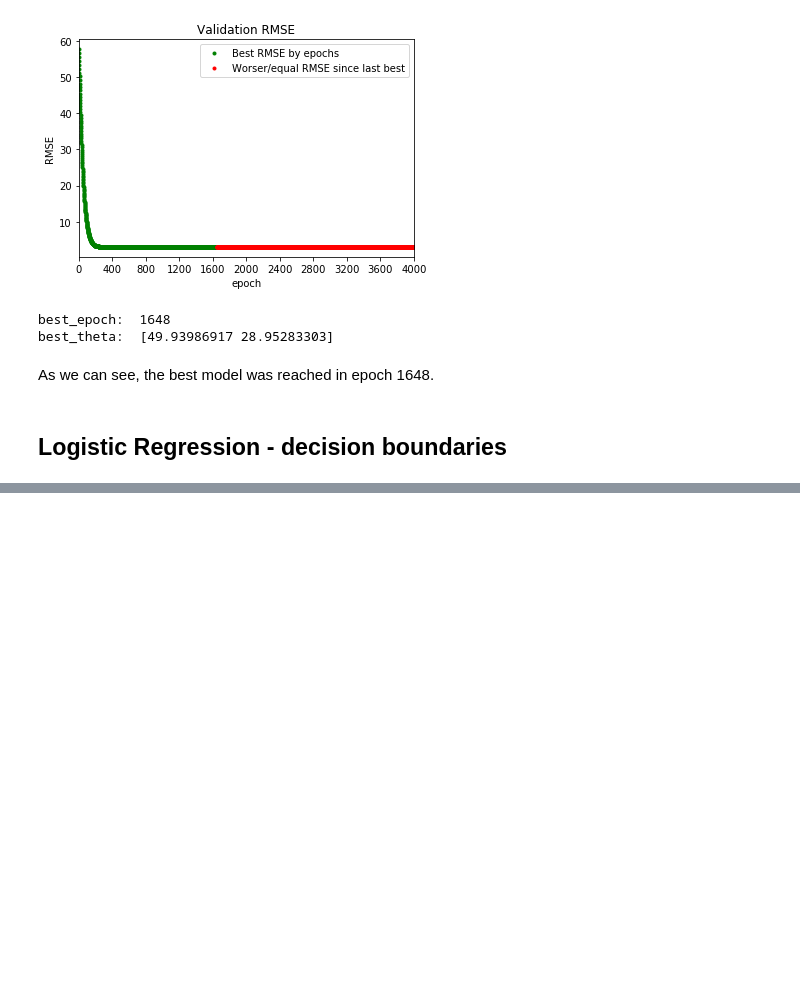
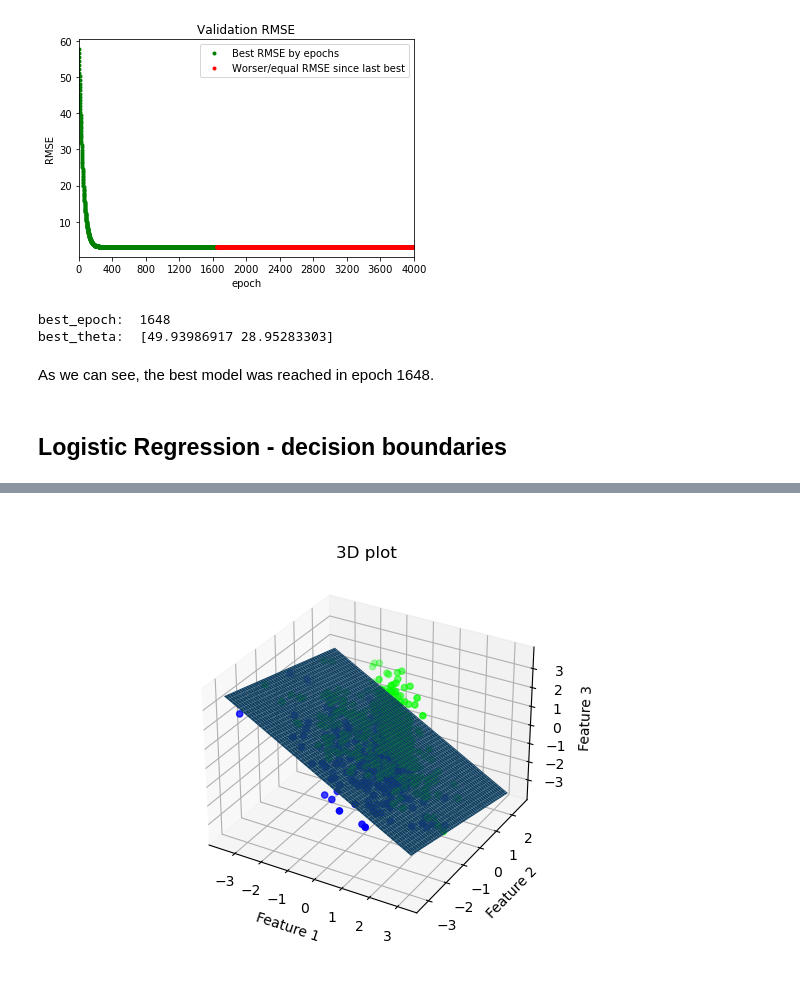
Before and after one commit to ArkadiuszSlowik/ml-models, a Jupyter notebook: model_understanding.ipynb, the cells around one changed output, grey strips where cells are left out. Cells and saved outputs as stored; diff of their text form; code cells hidden in the pictures; blank space fills up the shorter version.

```diff
--- a/model_understanding.ipynb
+++ b/model_understanding.ipynb
@@ -367,0 +426,13 @@ Ellipsis
+# %%
+%%capture --no-display
+
+%matplotlib widget
+# Interactions with plot may not work with jupyter lab. Please use jupyter notebook instead.
+
+lr = logistic_regression_BGD()
+lr.fit(X_std,y_train, 4000, theta=np.array([10, 20, 30, 40]))
+y_proba = lr.predict_proba(X_std)
+print(lr.theta[0])
+decision_boundary(X_std, y_train, X_std, y_proba, theta=lr.theta)
+# %% [output]
+[figure, added]
```
Also changed, not shown: parts of 19 cells of this notebook, 1 other file.
